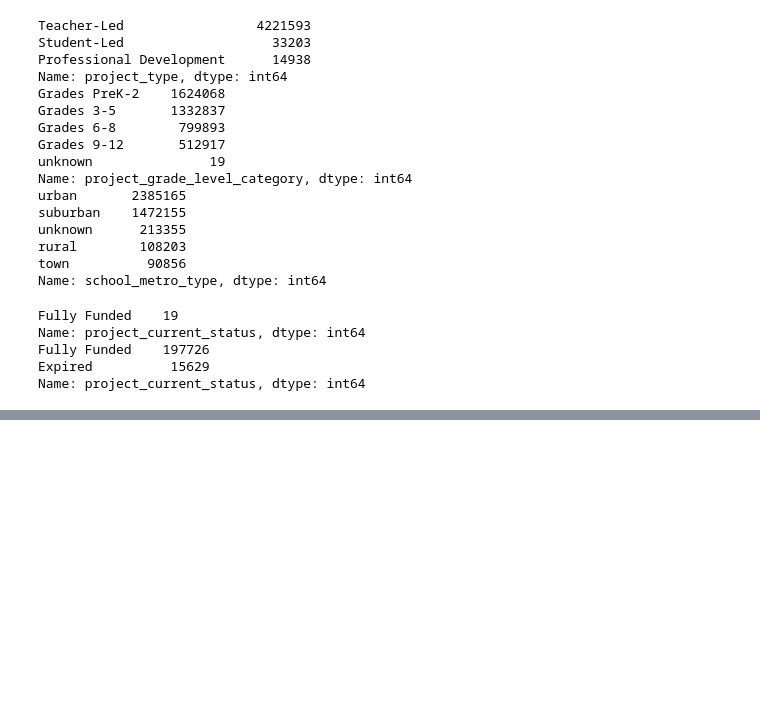
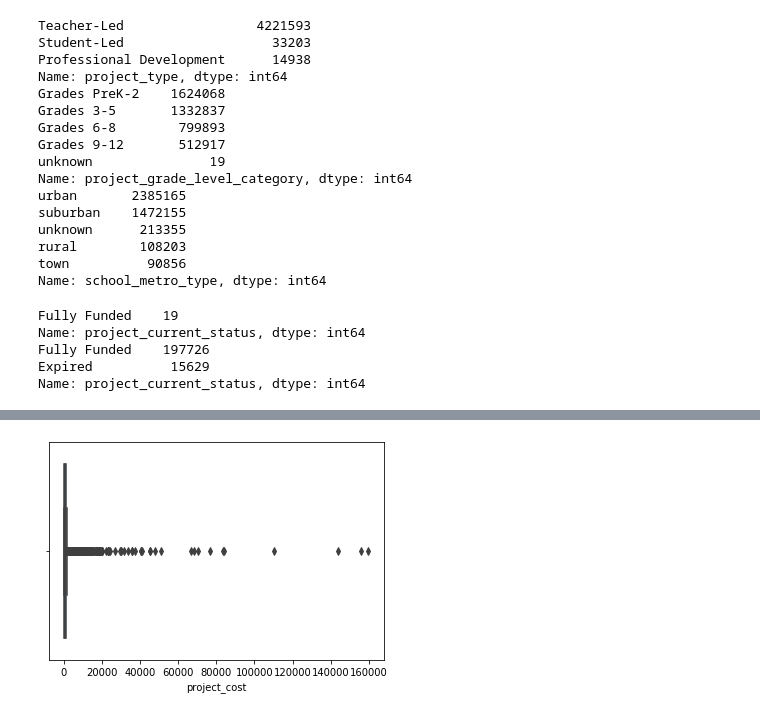
Before and after one commit to PMoquette/DonorsChoose-project, a Jupyter notebook: CA-projects-EDA.ipynb, the cells around one changed output, grey strips where cells are left out. Drawn from its saved outputs; the diff is of its cells as text; code cells hidden in the pictures; blank space fills up the shorter version.

```diff
--- a/CA-projects-EDA.ipynb
+++ b/CA-projects-EDA.ipynb
@@ -616,0 +768,5 @@ ca_projects.head()
+# %%
+#sns.distplot(new_ca_projects['project_cost'])
+ax = sns.boxplot(x=new_ca_projects["project_cost"])
+# %% [output]
+[figure, added]
```
Also changed, not shown: parts of 47 cells of this notebook.
